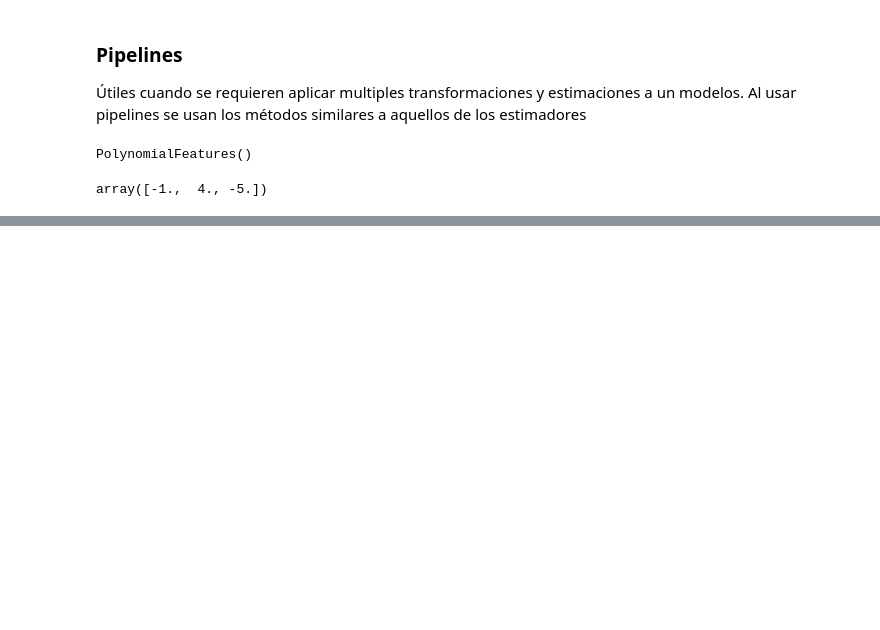
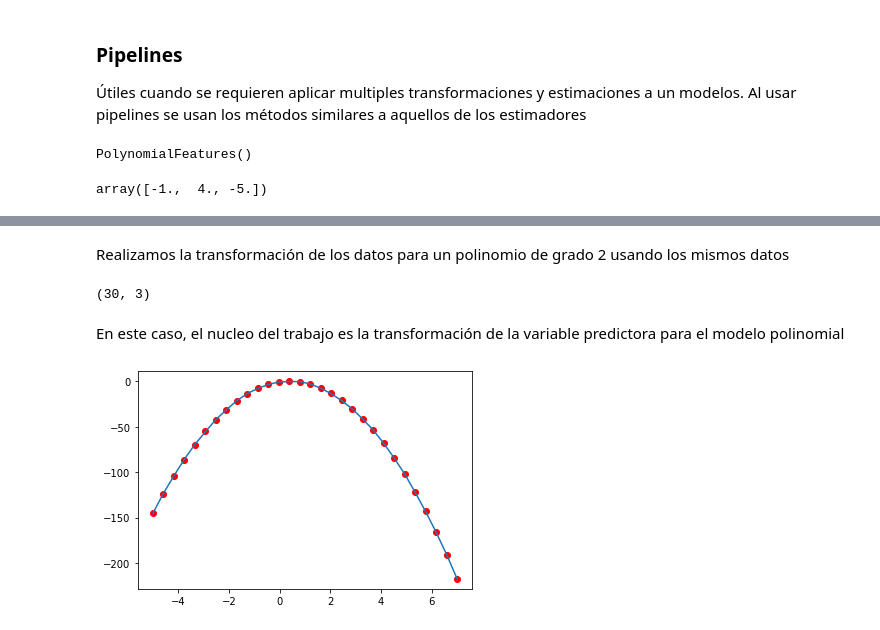
Before and after one commit to jtracos/Helper, a Jupyter notebook: LinearRegression.ipynb, the cells around one changed output, grey strips where cells are left out. Cells and saved outputs as stored; diff of their text form; code cells hidden in the pictures; blank space fills up the shorter version.

```diff
--- a/LinearRegression.ipynb
+++ b/LinearRegression.ipynb
@@ -95,0 +104,22 @@ array([-1.,  4., -5.])
+# %% [markdown]
+<p>Realizamos la transformación de los datos para un polinomio de grado 2 usando los mismos datos</p>
+# %%
+#transformacion de los datos para un polinomio de 2 grado
+ft_trans = preprocessing.PolynomialFeatures(degree=2)
+x_trans = ft_trans.fit_transform(x)
+
+x_trans.shape
+# %% [output]
+(30, 3)
+# %% [markdown]
+<span>En este caso, el nucleo del trabajo es la transformación de la variable predictora para el modelo polinomial</span>
+# %%
+#estimacion del modelo polinomial
+modelo = sm.OLS(y,x_trans).fit()
+# %%
+y_pred = modelo.predict(x_trans)
+# %%
+plt.plot(x,y)
+_ = plt.scatter(x, y_pred, c= "red")
+# %% [output]
+[figure, added]
```
Also changed, not shown: parts of 4 cells of this notebook.
